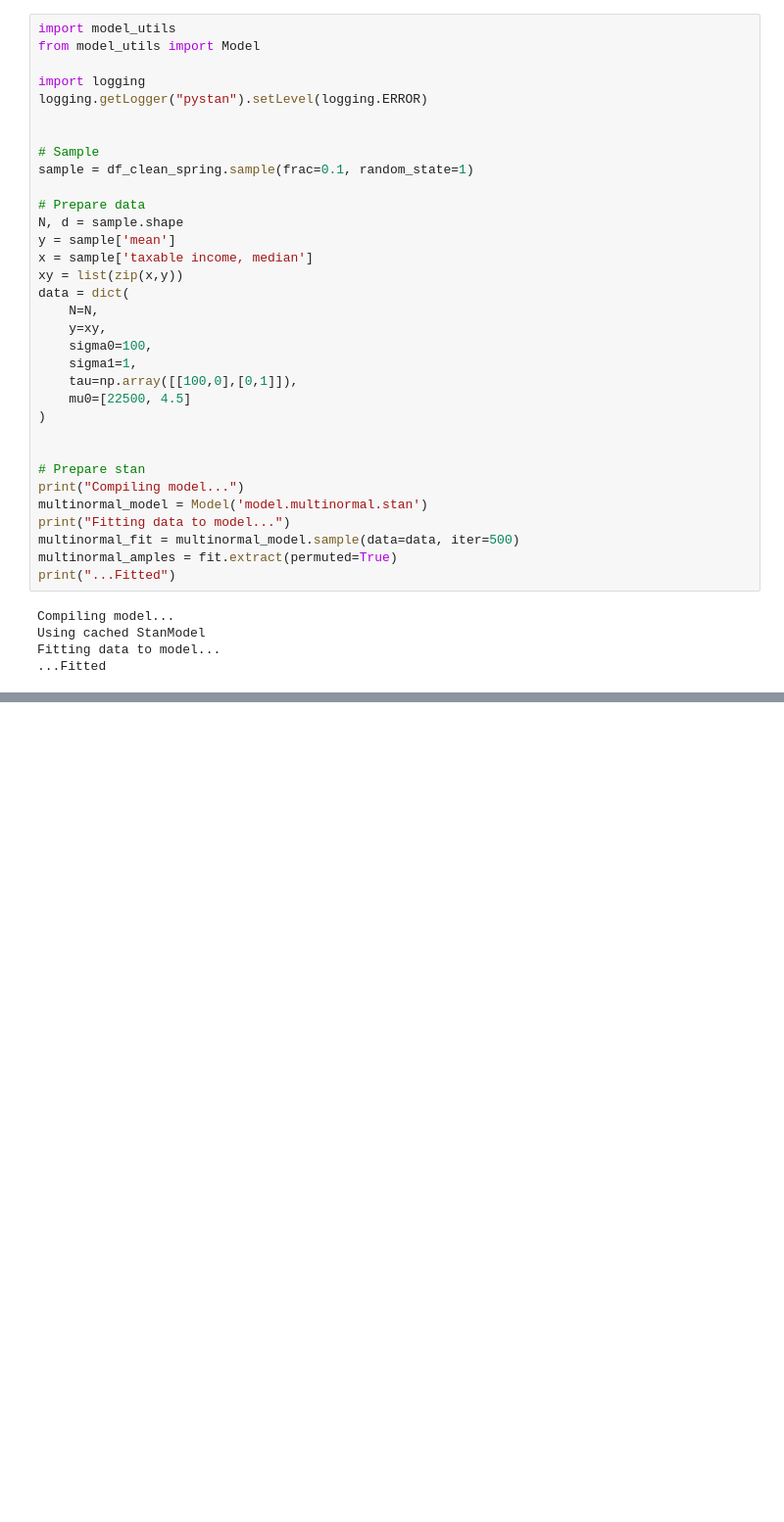
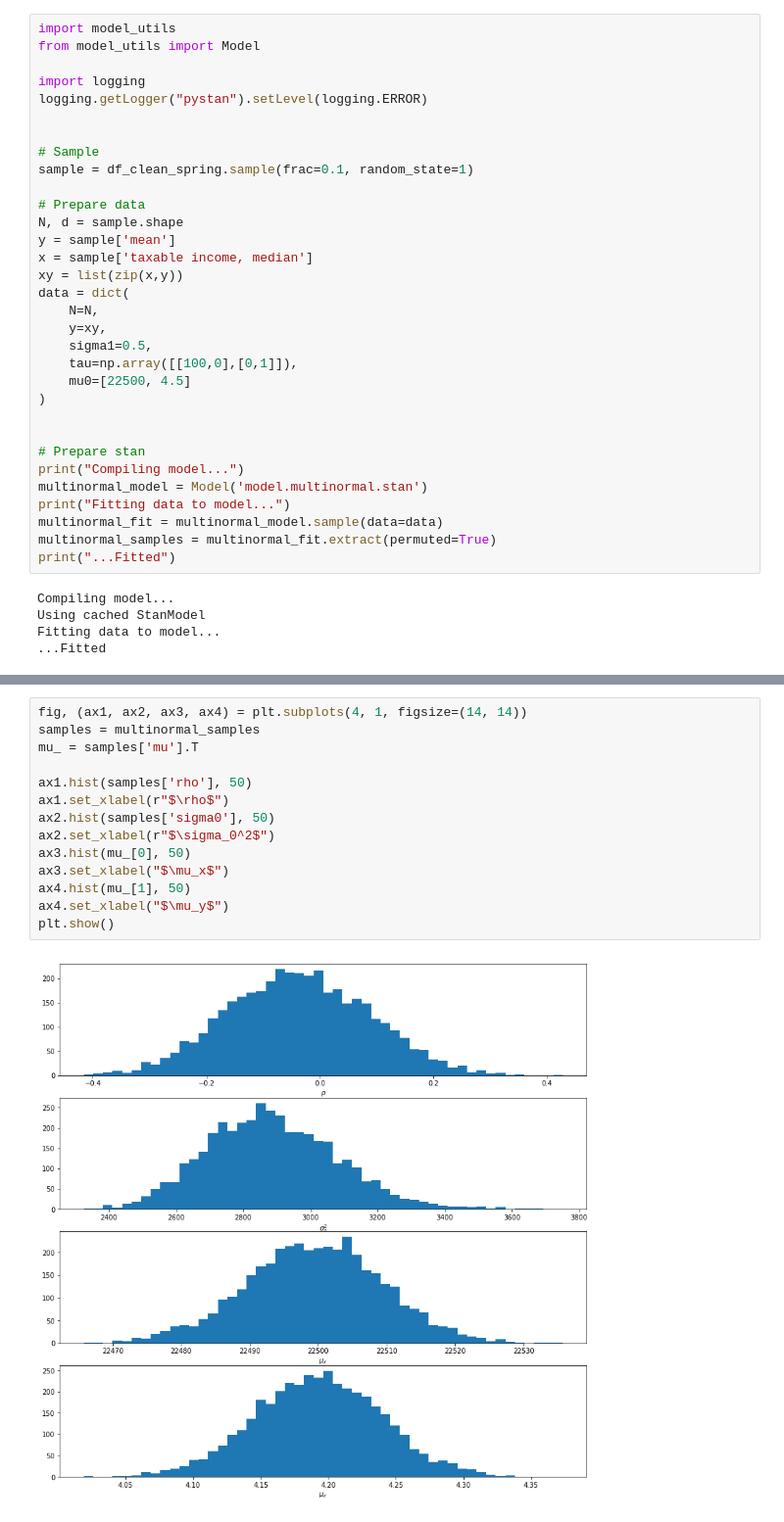
Before and after one commit to gamgi/BDA-project, a Jupyter notebook: study.ipynb, the cells around one changed output, grey strips where cells are left out. Shown at 98% size. Saved outputs shown, nothing was run; the diff lists cells and outputs as text; blank space fills up the shorter version.

Commit message:
Futher evaluation and validation of multinormal model

```diff
--- a/study.ipynb
+++ b/study.ipynb
@@ -220,8 +225,7 @@ xy = list(zip(x,y))
 data = dict(
     N=N,
     y=xy,
-    sigma0=100,
-    sigma1=1,
+    sigma1=0.5,
     tau=np.array([[100,0],[0,1]]),
     mu0=[22500, 4.5]
 )
@@ -231,8 +235,8 @@ data = dict(
 print("Compiling model...")
 multinormal_model = Model('model.multinormal.stan')
 print("Fitting data to model...")
-multinormal_fit = multinormal_model.sample(data=data, iter=500)
-multinormal_amples = fit.extract(permuted=True)
+multinormal_fit = multinormal_model.sample(data=data)
+multinormal_samples = multinormal_fit.extract(permuted=True)
 print("...Fitted")
 # %% [output]
 Compiling model...
@@ -265,3 +270,19 @@ Note that $\texttt{sigma[1,1]}$ and $\texttt{sigma[2,2]}$ have been fed to the m
+# %%
+fig, (ax1, ax2, ax3, ax4) = plt.subplots(4, 1, figsize=(14, 14))
+samples = multinormal_samples
+mu_ = samples['mu'].T
+
+ax1.hist(samples['rho'], 50)
+ax1.set_xlabel(r"$\rho$")
+ax2.hist(samples['sigma0'], 50)
+ax2.set_xlabel(r"$\sigma_0^2$")
+ax3.hist(mu_[0], 50)
+ax3.set_xlabel("$\mu_x$")
+ax4.hist(mu_[1], 50)
+ax4.set_xlabel("$\mu_y$")
+plt.show()
+# %% [output]
+[figure, added]
 # %% [markdown]
 # 7 Model validation
 
```
Also changed, not shown: parts of 23 cells of this notebook, 1 other file.
